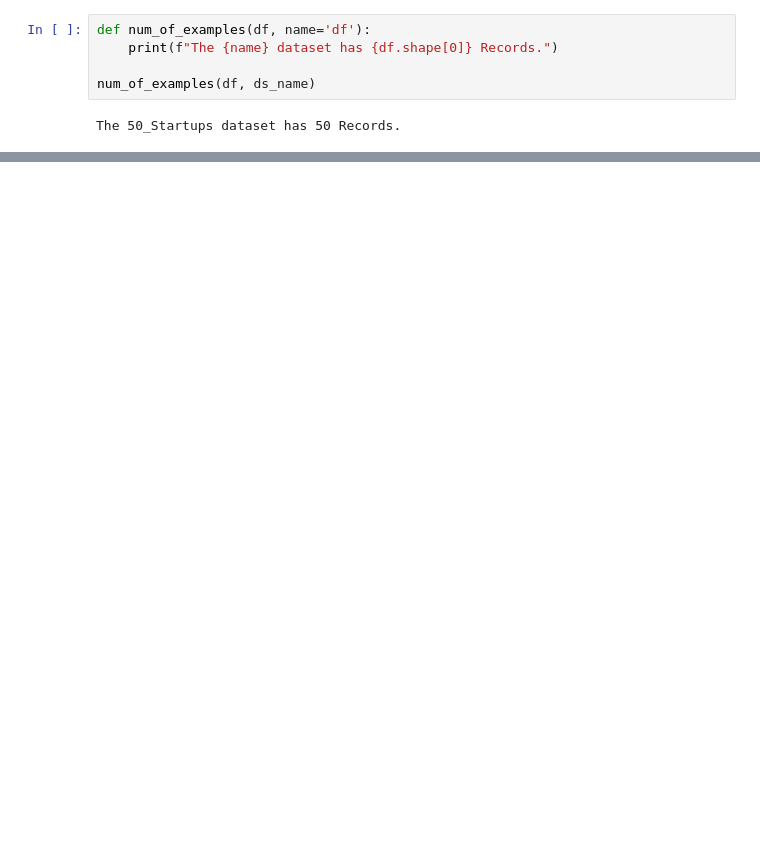
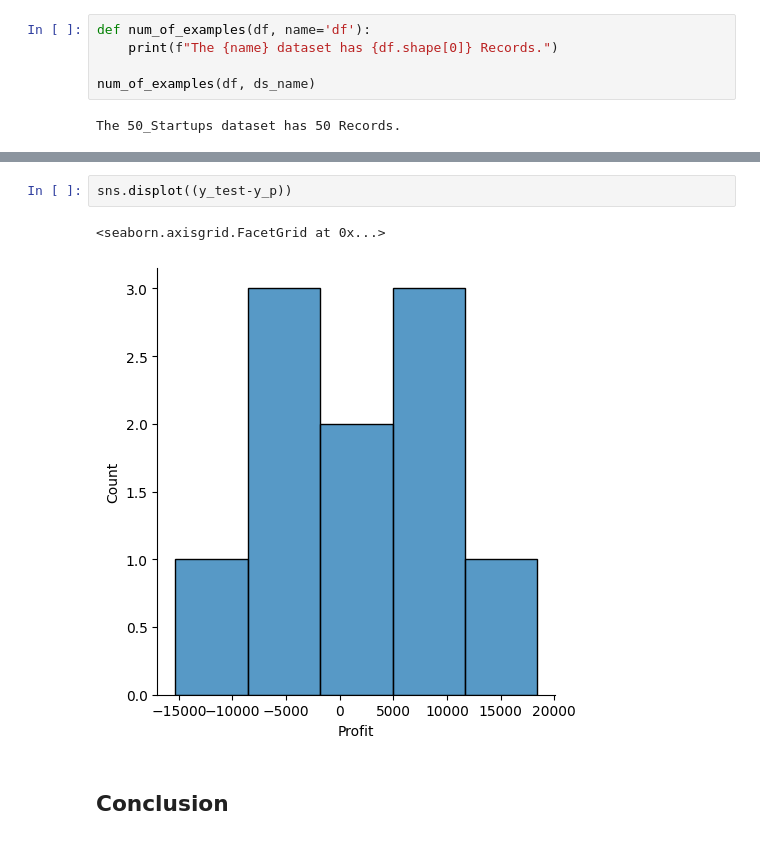
Before and after one commit to adamusengamana/Project_-50_Companies_Model-, a Jupyter notebook: Project_50_Companies_Model.ipynb, the cells around one changed output, grey strips where cells are left out. Drawn from its saved outputs; the diff is of its cells as text; blank space fills up the shorter version.

```diff
--- a/Project_50_Companies_Model.ipynb
+++ b/Project_50_Companies_Model.ipynb
@@ -158,0 +272,7 @@ plt.show()
+# %%
+sns.displot((y_test-y_p))
+# %% [output]
+<seaborn.axisgrid.FacetGrid at 0x...>
+[figure, added]
+# %% [markdown]
+## **Conclusion**
```
Also changed, not shown: parts of 35 cells of this notebook.
